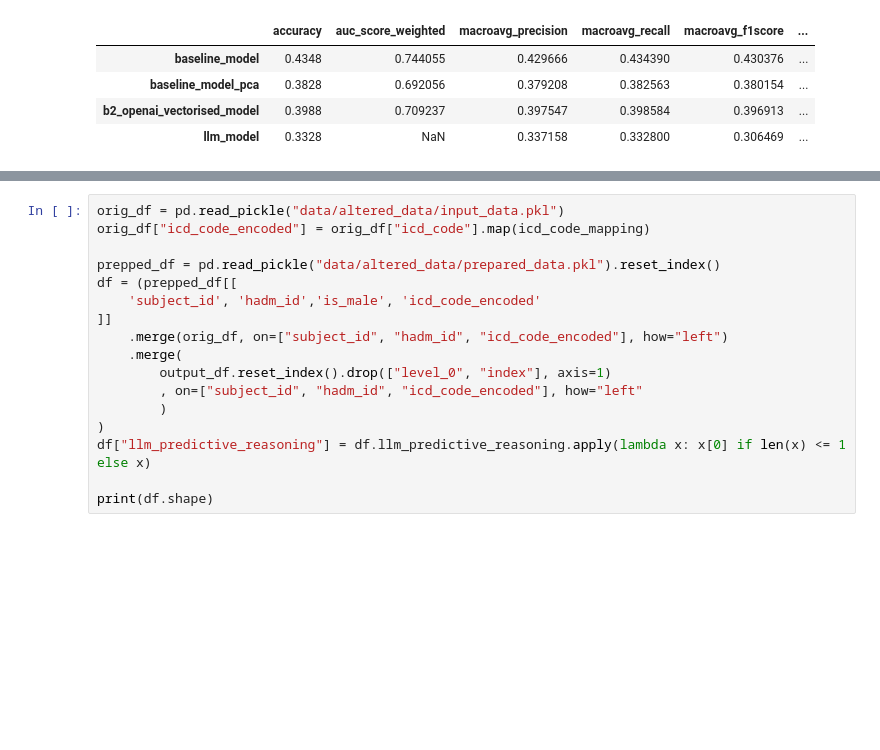
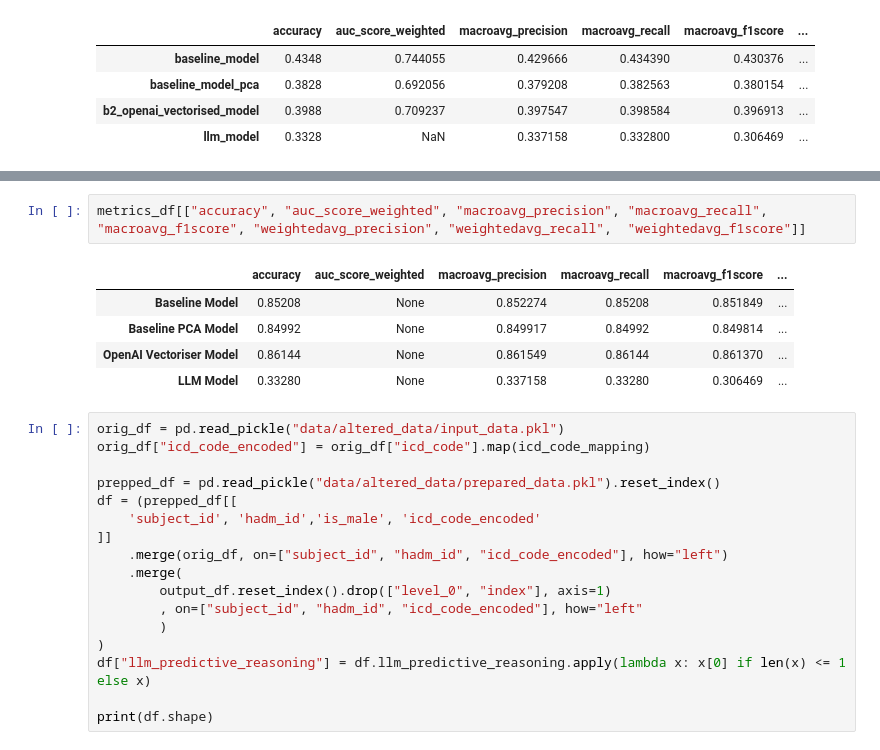
Before and after one commit to wailali17/automated_clinical_coding, a Jupyter notebook: evaluation.ipynb, the cells around one changed output, grey strips where cells are left out. Drawn from its saved outputs; the diff is of its cells as text; blank space fills up the shorter version.

```diff
--- a/evaluation.ipynb
+++ b/evaluation.ipynb
@@ -19,3 +60,11 @@ eval_df[["accuracy", "auc_score_weighted", "macroavg_precision", "macroavg_recal
+# %%
+metrics_df[["accuracy", "auc_score_weighted", "macroavg_precision", "macroavg_recall",	"macroavg_f1score",	"weightedavg_precision", "weightedavg_recall",	"weightedavg_f1score"]]
+# %% [output]
+|  | accuracy | auc_score_weighted | macroavg_precision | macroavg_recall | macroavg_f1score | ... |
+| Baseline Model | 0.85208 | None | 0.852274 | 0.85208 | 0.851849 | ... |
+| Baseline PCA Model | 0.84992 | None | 0.849917 | 0.84992 | 0.849814 | ... |
+| OpenAI Vectoriser Model | 0.86144 | None | 0.861549 | 0.86144 | 0.861370 | ... |
+| LLM Model | 0.33280 | None | 0.337158 | 0.33280 | 0.306469 | ... |
 # %%
 orig_df = pd.read_pickle("data/altered_data/input_data.pkl")
 orig_df["icd_code_encoded"] = orig_df["icd_code"].map(icd_code_mapping)
```
Also changed, not shown: parts of 4 cells of this notebook, 1 other file.
